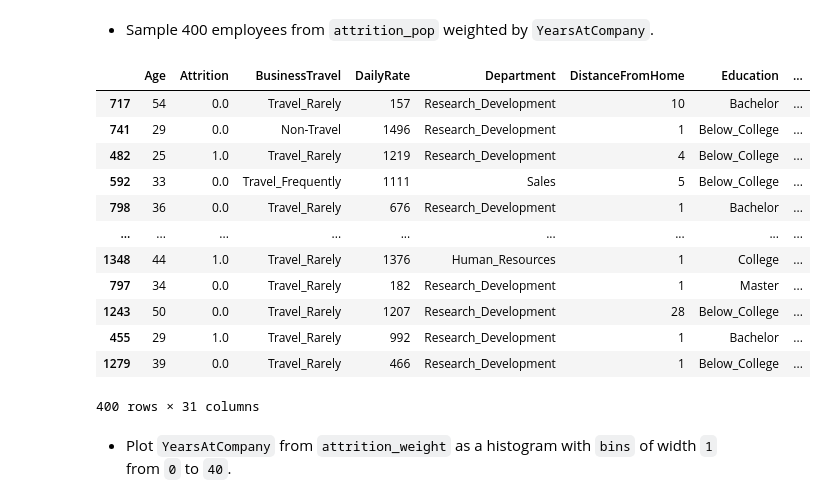
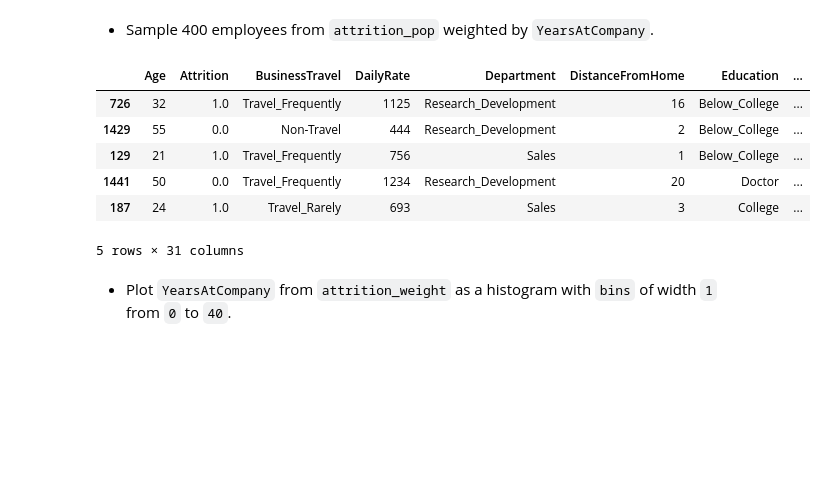
Before and after one commit to armeros/DC_Stats_Sampling, a Jupyter notebook: Sampling.ipynb, the cells around one changed output. Cells and saved outputs as stored; diff of their text form; code cells hidden in the pictures; blank space fills up the shorter version.

```diff
--- a/Sampling.ipynb
+++ b/Sampling.ipynb
@@ -419,21 +687,15 @@ plt.show()
 * Sample 400 employees from `attrition_pop` weighted by `YearsAtCompany`.
 # %%
 attrition_weight = attrition_pop.sample(n=400, weights='YearsAtCompany')
-attrition_weight
+attrition_weight.head()
 # %% [output]
 |  | Age | Attrition | BusinessTravel | DailyRate | Department | DistanceFromHome | Education | ... |
-| 717 | 54 | 0.0 | Travel_Rarely | 157 | Research_Development | 10 | Bachelor | ... |
-| 741 | 29 | 0.0 | Non-Travel | 1496 | Research_Development | 1 | Below_College | ... |
-| 482 | 25 | 1.0 | Travel_Rarely | 1219 | Research_Development | 4 | Below_College | ... |
-| 592 | 33 | 0.0 | Travel_Frequently | 1111 | Sales | 5 | Below_College | ... |
-| 798 | 36 | 0.0 | Travel_Rarely | 676 | Research_Development | 1 | Bachelor | ... |
-| ... | ... | ... | ... | ... | ... | ... | ... | ... |
-| 1348 | 44 | 1.0 | Travel_Rarely | 1376 | Human_Resources | 1 | College | ... |
-| 797 | 34 | 0.0 | Travel_Rarely | 182 | Research_Development | 1 | Master | ... |
-| 1243 | 50 | 0.0 | Travel_Rarely | 1207 | Research_Development | 28 | Below_College | ... |
-| 455 | 29 | 1.0 | Travel_Rarely | 992 | Research_Development | 1 | Bachelor | ... |
-| 1279 | 39 | 0.0 | Travel_Rarely | 466 | Research_Development | 1 | Below_College | ... |
+| 726 | 32 | 1.0 | Travel_Frequently | 1125 | Research_Development | 16 | Below_College | ... |
+| 1429 | 55 | 0.0 | Non-Travel | 444 | Research_Development | 2 | Below_College | ... |
+| 129 | 21 | 1.0 | Travel_Frequently | 756 | Sales | 1 | Below_College | ... |
+| 1441 | 50 | 0.0 | Travel_Frequently | 1234 | Research_Development | 20 | Doctor | ... |
+| 187 | 24 | 1.0 | Travel_Rarely | 693 | Sales | 3 | College | ... |
-400 rows × 31 columns
+5 rows × 31 columns
 # %% [markdown]
 * Plot `YearsAtCompany` from `attrition_weight` as a histogram with `bins` of width `1` from `0` to `40`.
 # %%
```
Also changed, not shown: parts of 97 cells of this notebook.
